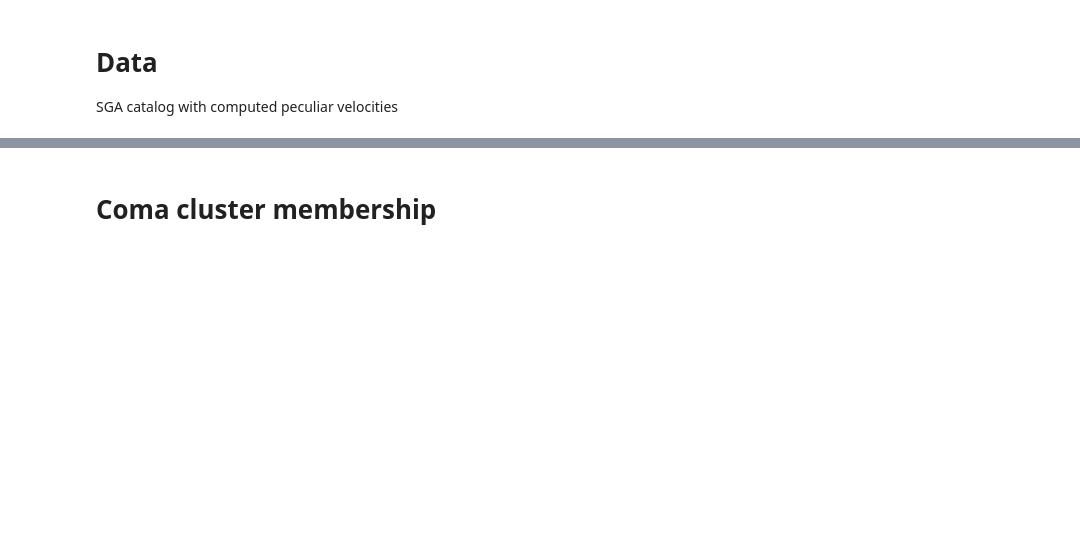
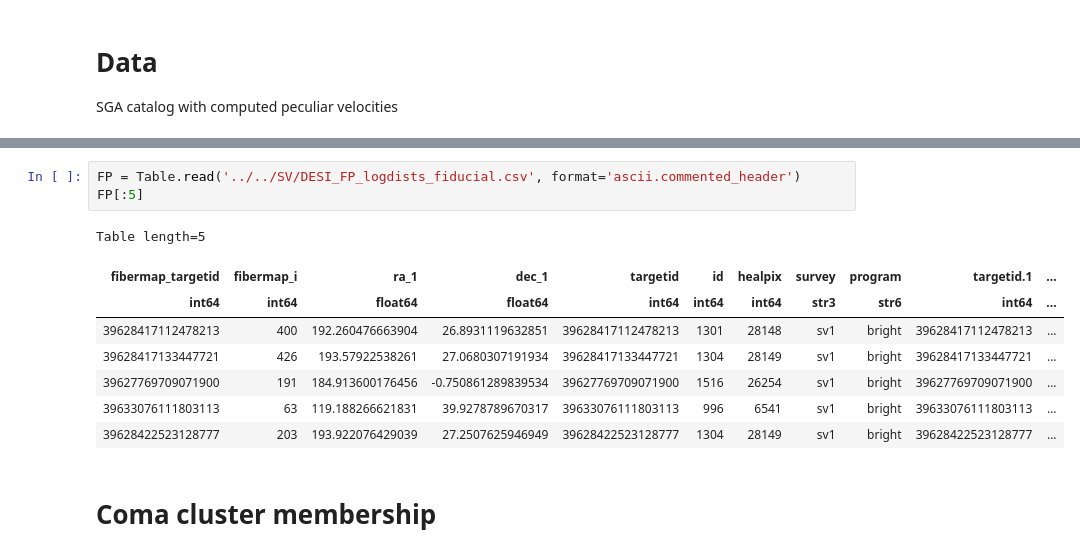
Before and after one commit to DESI-UR/DESI_SGA, a Jupyter notebook: TF/SV/Coma_pvs.ipynb, the cells around one changed output, grey strips where cells are left out. Drawn from its saved outputs; the diff is of its cells as text; blank space fills up the shorter version.

```diff
--- a/TF/SV/Coma_pvs.ipynb
+++ b/TF/SV/Coma_pvs.ipynb
@@ -33,6 +33,18 @@ Table length=5
 | 1583 | SGA-2020 1583 | SDSSJ154714.80+435943.7 | 4006227 | 236.811657 | 43.9954633 | S? | 73.7 | 0.34833732 | 0.80167806 | 0.035454858 | ... |
 | 1980 | SGA-2020 1980 | PGC3098317 | 3098317 | 221.078673 | 0.0419199 | S0 | 141.12 | 0.9418896 | 0.699842 | 0.028935684 | ... |
 | 2497 | SGA-2020 2497 | PGC3087853 | 3087853 | 240.33834600000003 | 42.4915716 | E? | 108.46 | 0.386367 | 0.84333473 | 0.04403246 | ... |
+# %%
+FP = Table.read('../../SV/DESI_FP_logdists_fiducial.csv', format='ascii.commented_header')
+FP[:5]
+# %% [output]
+Table length=5
+| fibermap_targetid | fibermap_i | ra_1 | dec_1 | targetid | id | healpix | survey | program | targetid.1 | ... |
+| int64 | int64 | float64 | float64 | int64 | int64 | int64 | str3 | str6 | int64 | ... |
+| 39628417112478213 | 400 | 192.260476663904 | 26.8931119632851 | 39628417112478213 | 1301 | 28148 | sv1 | bright | 39628417112478213 | ... |
+| 39628417133447721 | 426 | 193.57922538261 | 27.0680307191934 | 39628417133447721 | 1304 | 28149 | sv1 | bright | 39628417133447721 | ... |
+| 39627769709071900 | 191 | 184.913600176456 | -0.750861289839534 | 39627769709071900 | 1516 | 26254 | sv1 | bright | 39627769709071900 | ... |
+| 39633076111803113 | 63 | 119.188266621831 | 39.9278789670317 | 39633076111803113 | 996 | 6541 | sv1 | bright | 39633076111803113 | ... |
+| 39628422523128777 | 203 | 193.922076429039 | 27.2507625946949 | 39628422523128777 | 1304 | 28149 | sv1 | bright | 39628422523128777 | ... |
 # %% [markdown]
 # Coma cluster membership
 # %%
```
Also changed, not shown: parts of 4 cells of this notebook, 1 other file.
